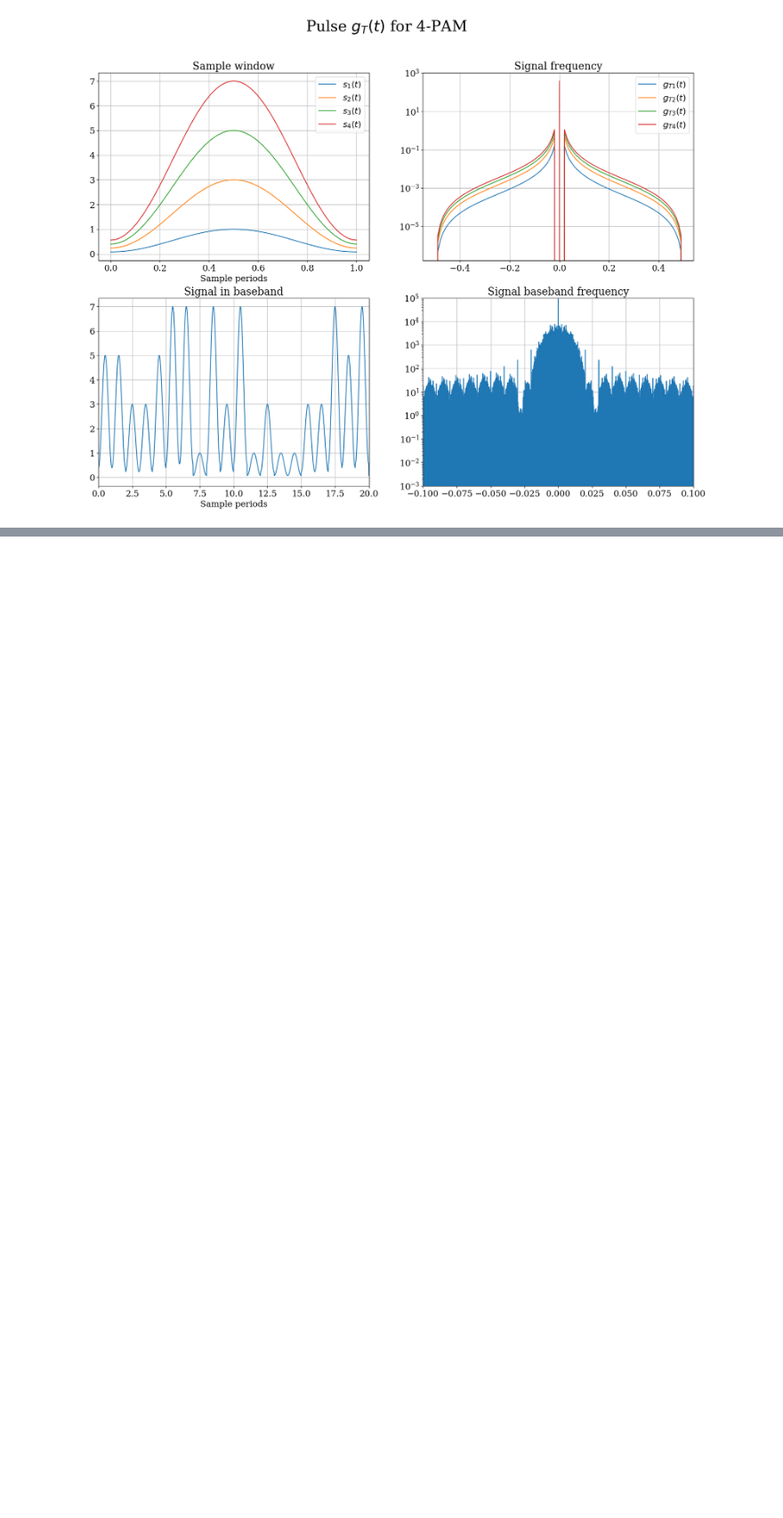
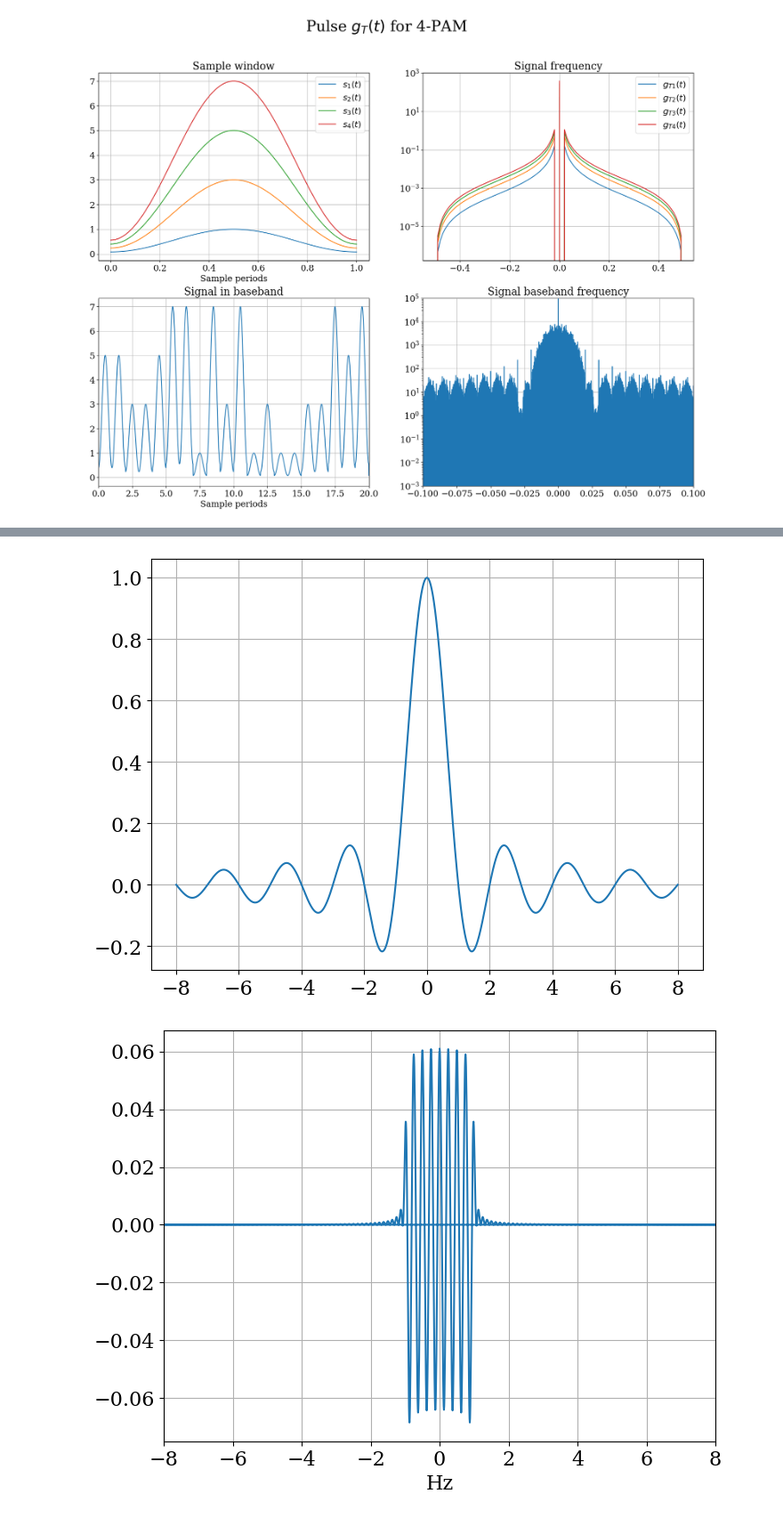
Before and after one commit to CaioRodrigues200/CommSystems, a Jupyter notebook: PAM Modulation.ipynb, the cells around one changed output, grey strips where cells are left out. Shown at 89% size. Cells and saved outputs as stored; diff of their text form; code cells hidden in the pictures; blank space fills up the shorter version.

```diff
--- a/PAM Modulation.ipynb
+++ b/PAM Modulation.ipynb
@@ -62,0 +139,22 @@ Text(0.5, 1.0, 'Signal baseband frequency')
+# %%
+Npts = 10000
+TimeArray = np.linspace(-8,8,Npts)
+freqer = 4
+
+signalX = np.sinc(TimeArray)
+HX = np.fft.fft(a=signalX, n=16*Npts) / Npts
+wX = np.fft.fftfreq(len(HX),d=TimeArray[-1]/Npts)
+
+plt.figure(figsize=(8,6))
+plt.plot(TimeArray,signalX)
+# plt.xlim(0,TimeArray[-1]/freqer)
+plt.grid()
+
+plt.figure(figsize=(8,6))
+plt.plot(wX,HX)
+plt.xlim(-2*freqer,2*freqer)
+plt.xlabel('Hz')
+plt.grid()
+# %% [output]
+[figure, added]
+[figure, added]
```
Also changed, not shown: parts of 1 cell of this notebook, 1 other file.
